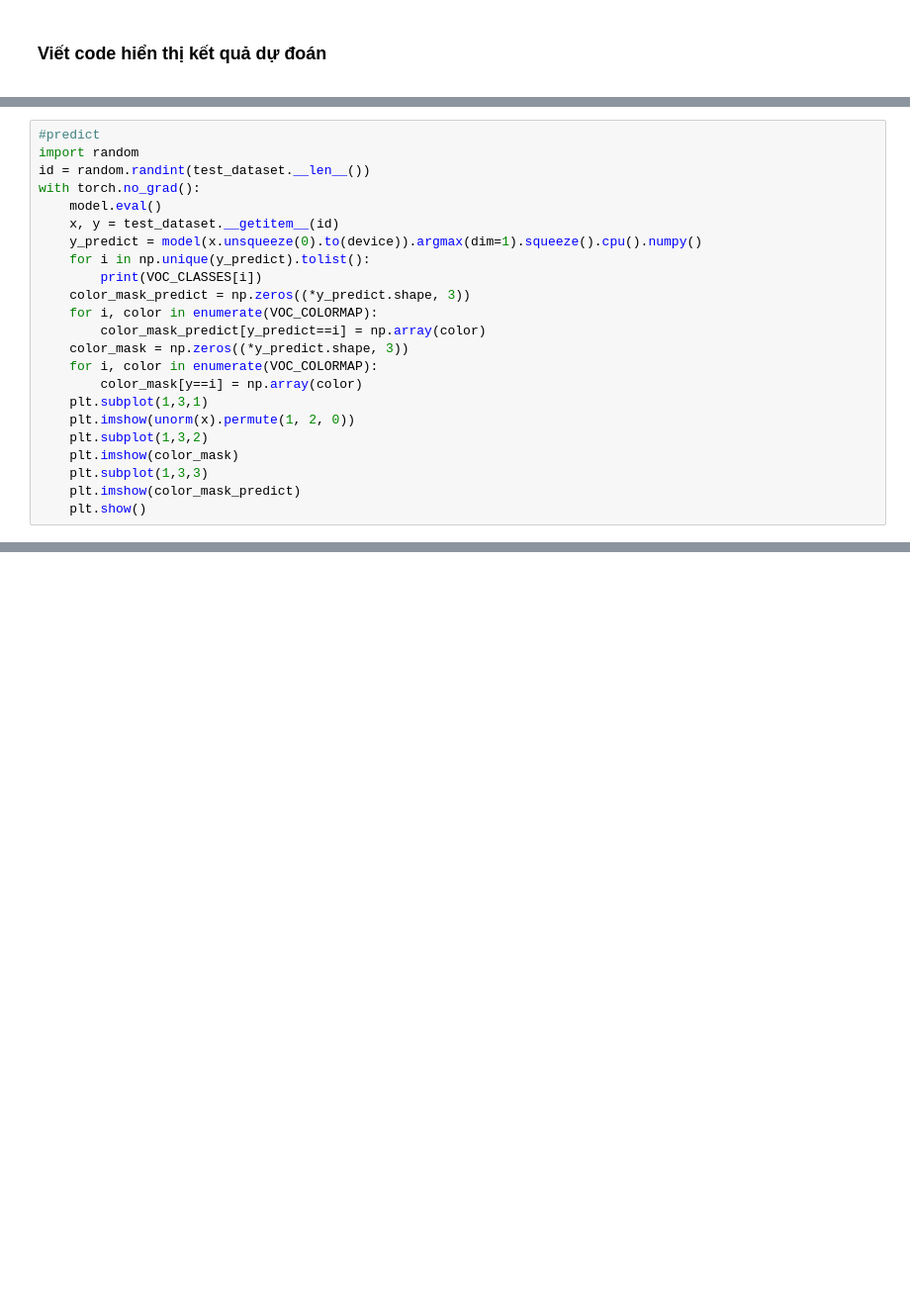
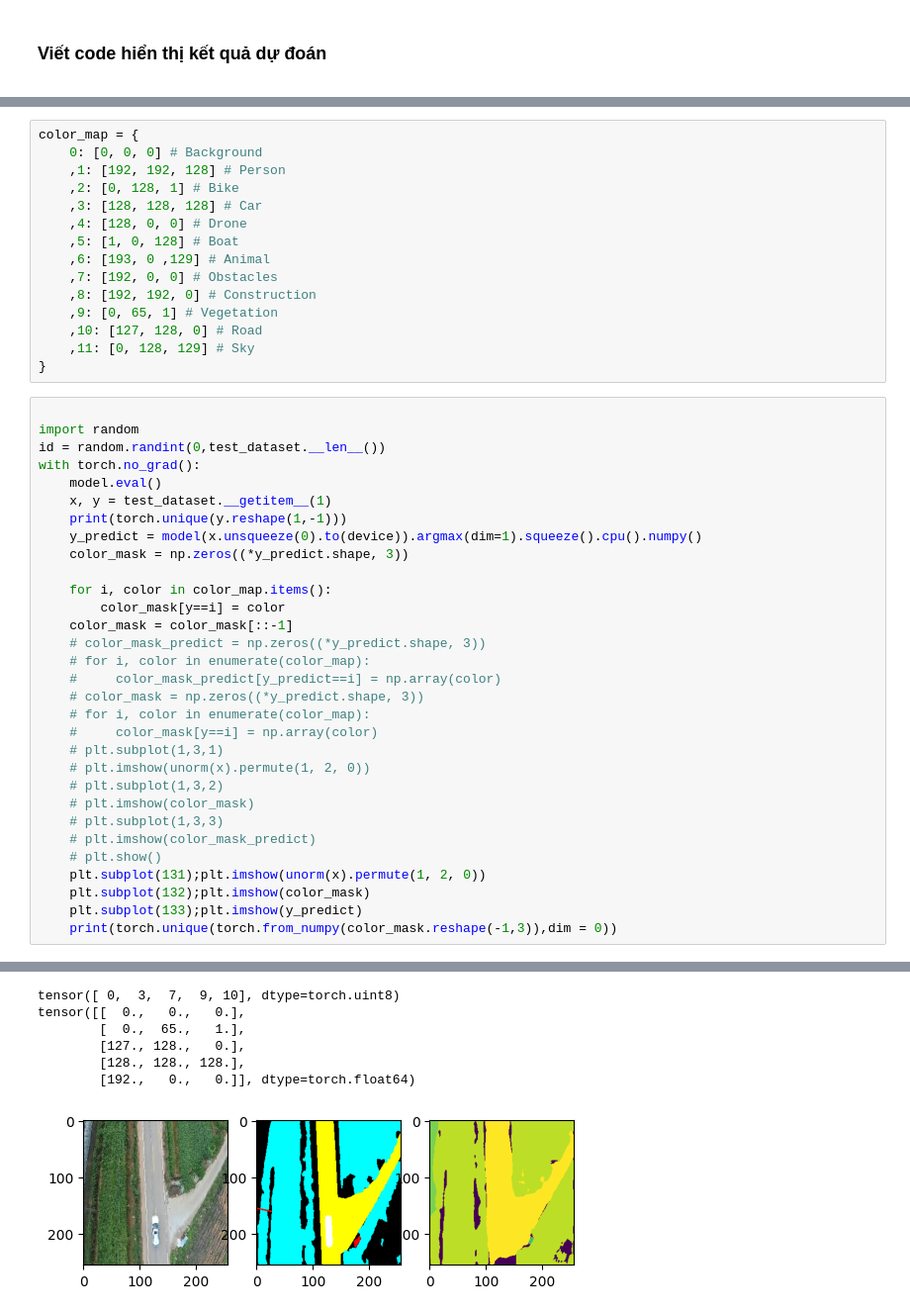
Before and after one commit to Coder0469/Do-an-1, a Jupyter notebook: Week3/B2_basic_pipeline_PASCALVOC.ipynb, the cells around one changed output, grey strips where cells are left out. Shown at 99% size. Drawn from its saved outputs; the diff is of its cells as text; blank space fills up the shorter version.

```diff
--- a/Week3/B2_basic_pipeline_PASCALVOC.ipynb
+++ b/Week3/B2_basic_pipeline_PASCALVOC.ipynb
@@ -434,23 +438,47 @@ Compile with `TORCH_USE_CUDA_DSA` to enable device-side assertions.
+# %%
+color_map = {
+    0: [0, 0, 0] # Background
+    ,1: [192, 192, 128] # Person
+    ,2: [0, 128, 1] # Bike
+    ,3: [128, 128, 128] # Car
+    ,4: [128, 0, 0] # Drone
+    ,5: [1, 0, 128] # Boat
+    ,6: [193, 0 ,129] # Animal
+    ,7: [192, 0, 0] # Obstacles
+    ,8: [192, 192, 0] # Construction
+    ,9: [0, 65, 1] # Vegetation
+    ,10: [127, 128, 0] # Road
+    ,11: [0, 128, 129] # Sky
+}
 # %%
-#predict
+
 import random
-id = random.randint(test_dataset.__len__())
+id = random.randint(0,test_dataset.__len__())
 with torch.no_grad():
     model.eval()
-    x, y = test_dataset.__getitem__(id)
+    x, y = test_dataset.__getitem__(1)
+    print(torch.unique(y.reshape(1,-1)))
     y_predict = model(x.unsqueeze(0).to(device)).argmax(dim=1).squeeze().cpu().numpy()
-    for i in np.unique(y_predict).tolist():
-        print(VOC_CLASSES[i])
-    color_mask_predict = np.zeros((*y_predict.shape, 3))
-    for i, color in enumerate(VOC_COLORMAP):
-        color_mask_predict[y_predict==i] = np.array(color)
     color_mask = np.zeros((*y_predict.shape, 3))
-    for i, color in enumerate(VOC_COLORMAP):
-        color_mask[y==i] = np.array(color)
-    plt.subplot(1,3,1)
-    plt.imshow(unorm(x).permute(1, 2, 0))
-    plt.subplot(1,3,2)
-    plt.imshow(color_mask)
-    plt.subplot(1,3,3)
-    plt.imshow(color_mask_predict)
-    plt.show()
+
+    for i, color in color_map.items():
+        color_mask[y==i] = color
+    color_mask = color_mask[::-1]
+    # color_mask_predict = np.zeros((*y_predict.shape, 3))
+    # for i, color in enumerate(color_map):
+    #     color_mask_predict[y_predict==i] = np.array(color)
+    # color_mask = np.zeros((*y_predict.shape, 3))
+    # for i, color in enumerate(color_map):
+    #     color_mask[y==i] = np.array(color)
+    # plt.subplot(1,3,1)
+    # plt.imshow(unorm(x).permute(1, 2, 0))
+    # plt.subplot(1,3,2)
+    # plt.imshow(color_mask)
+    # plt.subplot(1,3,3)
+    # plt.imshow(color_mask_predict)
+    # plt.show()
+    plt.subplot(131);plt.imshow(unorm(x).permute(1, 2, 0))
+    plt.subplot(132);plt.imshow(color_mask)
+    plt.subplot(133);plt.imshow(y_predict)
+    print(torch.unique(torch.from_numpy(color_mask.reshape(-1,3)),dim = 0))
+# %% [output]
@@ -456,0 +486,7 @@ with torch.no_grad():
+tensor([ 0,  3,  7,  9, 10], dtype=torch.uint8)
+tensor([[  0.,   0.,   0.],
+        [  0.,  65.,   1.],
+        [127., 128.,   0.],
+        [128., 128., 128.],
+        [192.,   0.,   0.]], dtype=torch.float64)
+[figure, added]
```
Also changed, not shown: parts of 8 cells of this notebook.
